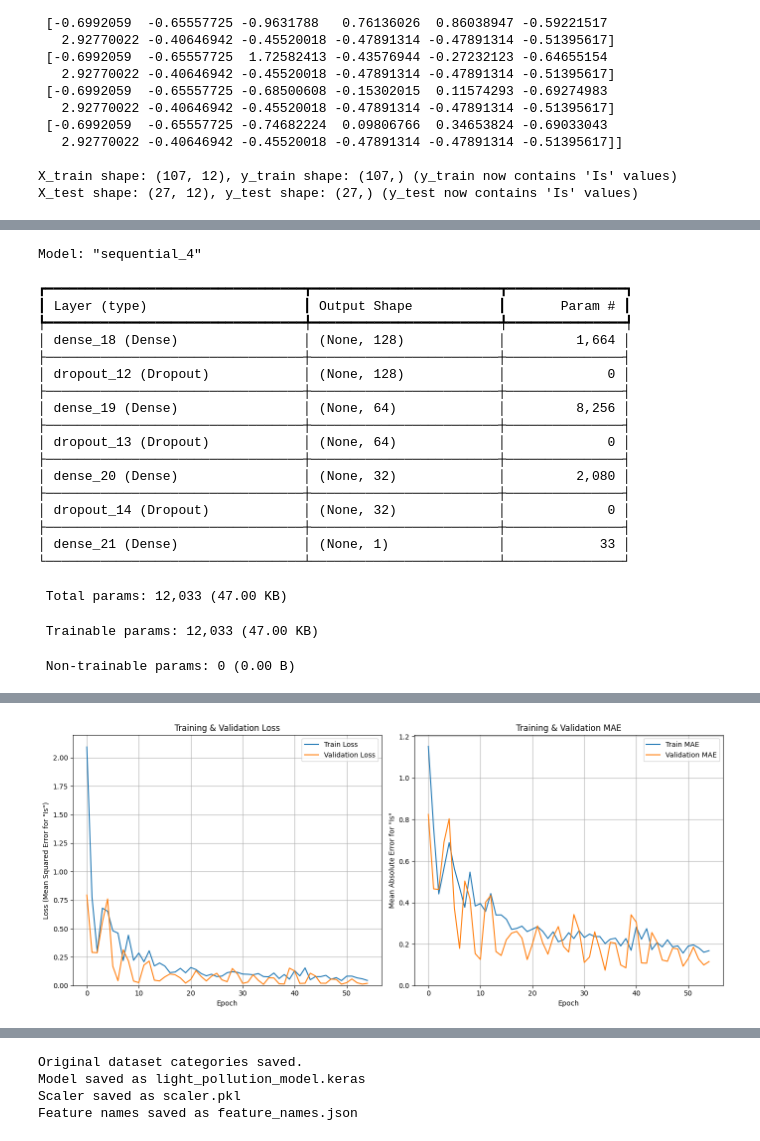
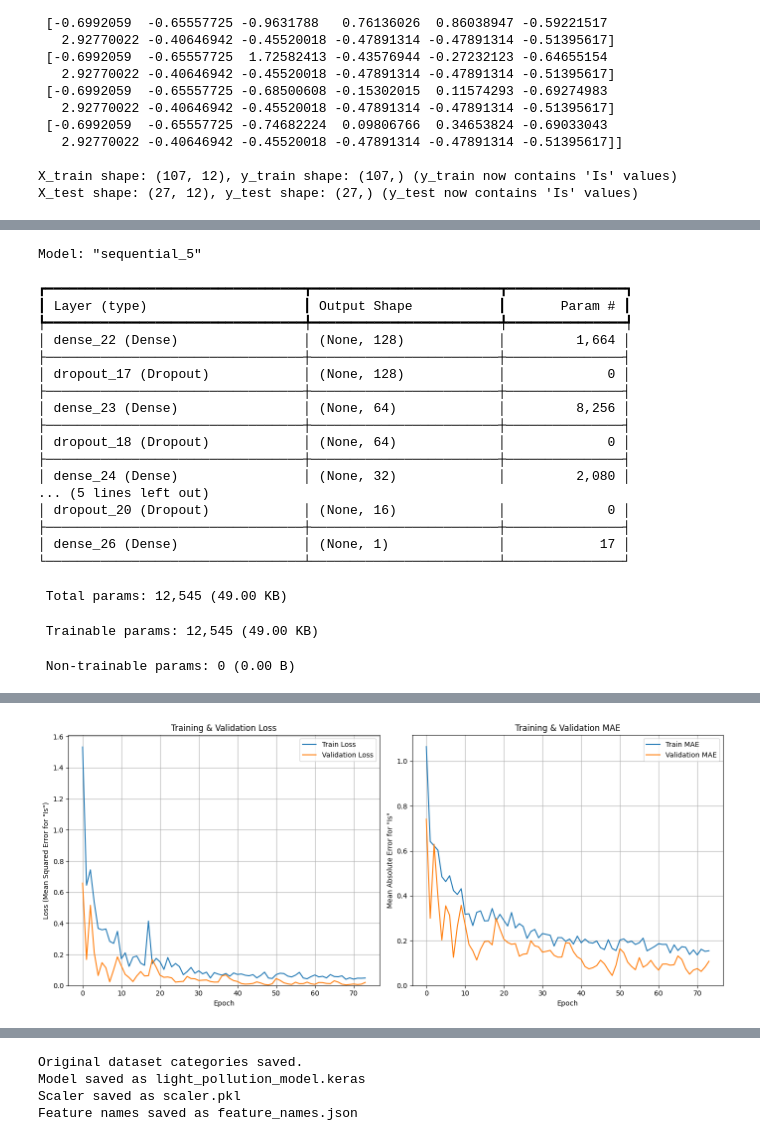
Before and after one commit to naaivvv/light_intensity_prediction_app, a Jupyter notebook: light_pollution_prediction_using_intensity_bayog.ipynb, the cells around one changed output, grey strips where cells are left out. Saved outputs shown, nothing was run; the diff lists cells and outputs as text; code cells hidden in the pictures.

Commit message:
improving model accuracy

```diff
--- a/light_pollution_prediction_using_intensity_bayog.ipynb
+++ b/light_pollution_prediction_using_intensity_bayog.ipynb
@@ -350,6 +352,9 @@ if 'X_train' in locals() and X_train.shape[0] > 0 and X_train.shape[1] > 0:
         layers.Dropout(0.2),
 
         layers.Dense(32, activation='relu'),
+        layers.Dropout(0.2),
+
+        layers.Dense(16, activation='relu'),
         layers.Dropout(0.2),
         layers.Dense(1)
     ])
@@ -363,33 +368,33 @@ if 'X_train' in locals() and X_train.shape[0] > 0 and X_train.shape[1] > 0:
 else:
     print("Error: X_train is not defined, empty, or has no features. Cannot build model. Check previous steps.")
 # %% [output]
-Model: "sequential_4"
+Model: "sequential_5"
 ┏━━━━━━━━━━━━━━━━━━━━━━━━━━━━━━━━━┳━━━━━━━━━━━━━━━━━━━━━━━━┳━━━━━━━━━━━━━━━┓
 ┃ Layer (type)                    ┃ Output Shape           ┃       Param # ┃
 ┡━━━━━━━━━━━━━━━━━━━━━━━━━━━━━━━━━╇━━━━━━━━━━━━━━━━━━━━━━━━╇━━━━━━━━━━━━━━━┩
-│ dense_18 (Dense)                │ (None, 128)            │         1,664 │
+│ dense_22 (Dense)                │ (None, 128)            │         1,664 │
 ├─────────────────────────────────┼────────────────────────┼───────────────┤
-│ dropout_12 (Dropout)            │ (None, 128)            │             0 │
+│ dropout_17 (Dropout)            │ (None, 128)            │             0 │
 ├─────────────────────────────────┼────────────────────────┼───────────────┤
-│ dense_19 (Dense)                │ (None, 64)             │         8,256 │
+│ dense_23 (Dense)                │ (None, 64)             │         8,256 │
 ├─────────────────────────────────┼────────────────────────┼───────────────┤
-│ dropout_13 (Dropout)            │ (None, 64)             │             0 │
+│ dropout_18 (Dropout)            │ (None, 64)             │             0 │
 ├─────────────────────────────────┼────────────────────────┼───────────────┤
-│ dense_20 (Dense)                │ (None, 32)             │         2,080 │
+│ dense_24 (Dense)                │ (None, 32)             │         2,080 │
+... (5 lines left out)
+│ dropout_20 (Dropout)            │ (None, 16)             │             0 │
 ├─────────────────────────────────┼────────────────────────┼───────────────┤
-│ dropout_14 (Dropout)            │ (None, 32)             │             0 │
-├─────────────────────────────────┼────────────────────────┼───────────────┤
-│ dense_21 (Dense)                │ (None, 1)              │            33 │
+│ dense_26 (Dense)                │ (None, 1)              │            17 │
 └─────────────────────────────────┴────────────────────────┴───────────────┘
- Total params: 12,033 (47.00 KB)
+ Total params: 12,545 (49.00 KB)
- Trainable params: 12,033 (47.00 KB)
+ Trainable params: 12,545 (49.00 KB)
  Non-trainable params: 0 (0.00 B)
 # %%
 if 'model' in locals() and 'X_train' in locals() and 'y_train' in locals() and X_train.shape[0] > 0 :
     early_stopping = tf.keras.callbacks.EarlyStopping(
         monitor='val_loss',
-        patience=20,
-
+        patience=25,
+        min_delta=0.0001,
         restore_best_weights=True
     )
 
@@ -450,6 +455,6 @@ Epoch 55/200
 
 Model training finished.
-[figure, old version]
+[figure, new version]
 # %%
 if 'model' in locals() and 'X_test' in locals() and 'y_test' in locals() and X_test.shape[0] > 0:
     print("\nEvaluating model on the test set (target: 'Is' - Intensity)...")
```
Also changed, not shown: parts of 7 cells of this notebook, 4 other files.
